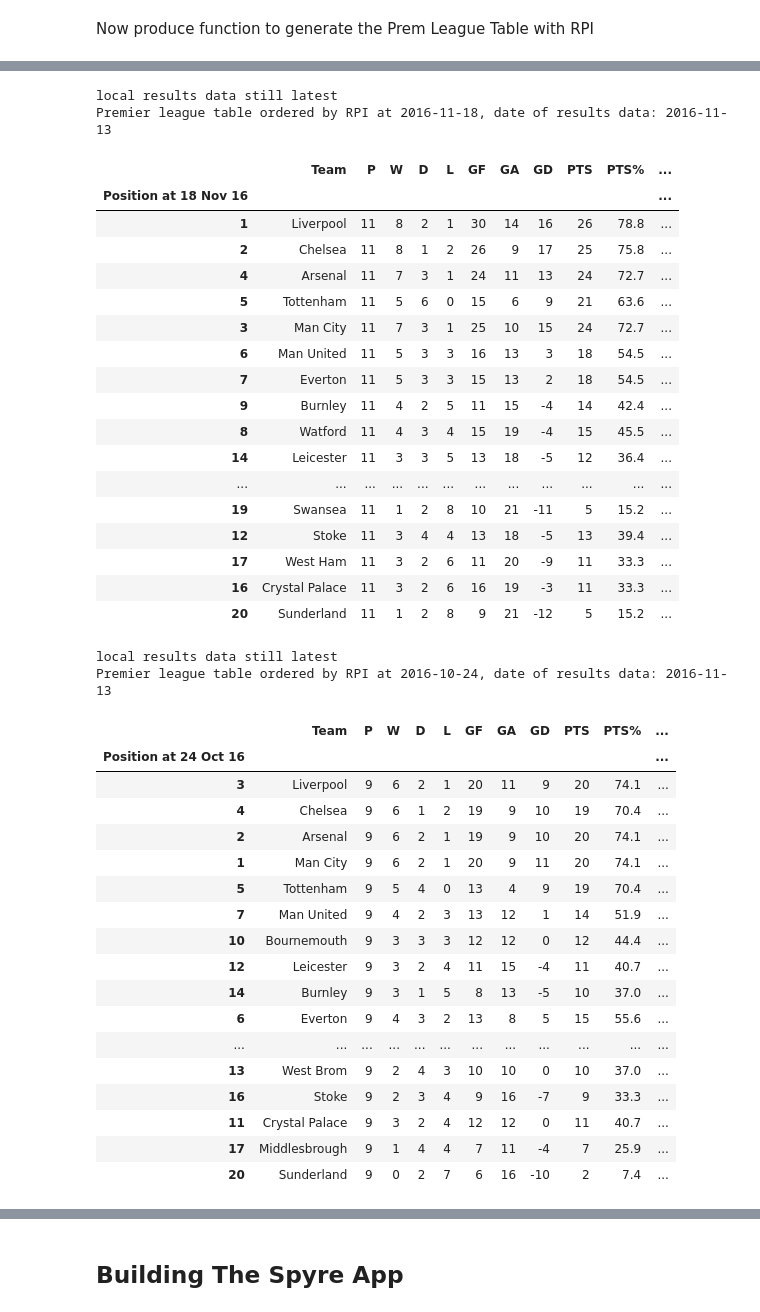
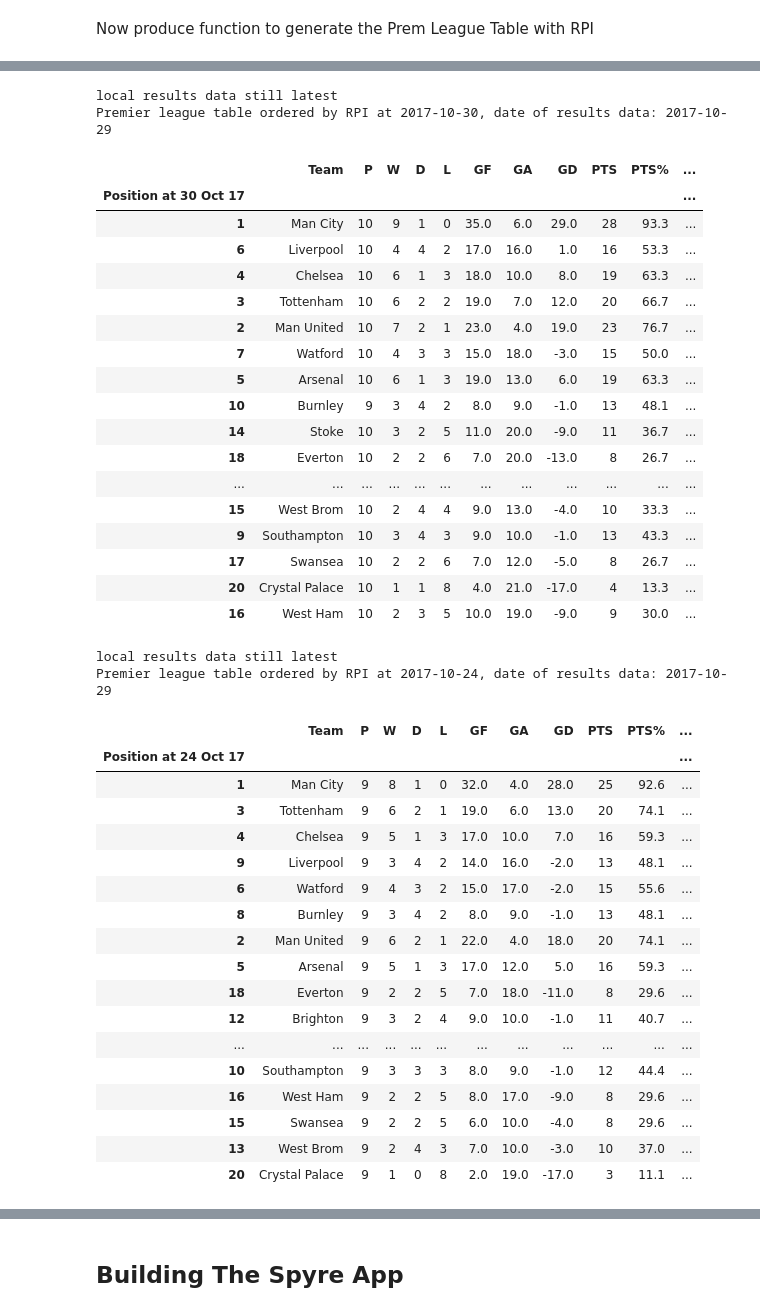
Before and after one commit to terrydolan/premrpi, a Jupyter notebook: premrpi.ipynb, the cells around one changed output, grey strips where cells are left out. Saved outputs shown, nothing was run; the diff lists cells and outputs as text; code cells hidden in the pictures.

```diff
--- a/premrpi.ipynb
+++ b/premrpi.ipynb
@@ -252,7 +267,6 @@ def gen_prem_table_RPI(before_date=None, update_cache=False):
         # create team results dictionary and add to results list
         result_d = {}
         result_d['Team'] = team
-        result_d['P'] = home_played + away_played
         result_d['W'] = home_win + away_win
         result_d['D'] = home_draw + away_draw
         result_d['L'] = home_lose + away_lose
@@ -260,6 +274,7 @@ def gen_prem_table_RPI(before_date=None, update_cache=False):
         result_d['GA'] = home_goals_against + away_goals_against
         result_d['GD'] = result_d['GF'] - result_d['GA']
         result_d['PTS'] = result_d['W']*3 + result_d['D']
+        result_d['P'] = result_d['W'] + result_d['D'] + result_d['L']
         results.append(result_d) # append team result dictionary to list of results
 
     # create PL table dataframe from team results and sort by points (and then goal difference and goals for)
@@ -315,50 +330,50 @@ print 'Premier league table ordered by RPI at {}, date of results data: {}'.form
 PLtableRPI
 # %% [output]
 local results data still latest
-Premier league table ordered by RPI at 2016-11-18, date of results data: 2016-11-13
+Premier league table ordered by RPI at 2017-10-30, date of results data: 2017-10-29
 |  | Team | P | W | D | L | GF | GA | GD | PTS | PTS% | ... |
-| Position at 18 Nov 16 |  |  |  |  |  |  |  |  |  |  | ... |
-| 1 | Liverpool | 11 | 8 | 2 | 1 | 30 | 14 | 16 | 26 | 78.8 | ... |
-| 2 | Chelsea | 11 | 8 | 1 | 2 | 26 | 9 | 17 | 25 | 75.8 | ... |
-| 4 | Arsenal | 11 | 7 | 3 | 1 | 24 | 11 | 13 | 24 | 72.7 | ... |
-| 5 | Tottenham | 11 | 5 | 6 | 0 | 15 | 6 | 9 | 21 | 63.6 | ... |
-| 3 | Man City | 11 | 7 | 3 | 1 | 25 | 10 | 15 | 24 | 72.7 | ... |
-| 6 | Man United | 11 | 5 | 3 | 3 | 16 | 13 | 3 | 18 | 54.5 | ... |
-| 7 | Everton | 11 | 5 | 3 | 3 | 15 | 13 | 2 | 18 | 54.5 | ... |
-| 9 | Burnley | 11 | 4 | 2 | 5 | 11 | 15 | -4 | 14 | 42.4 | ... |
-| 8 | Watford | 11 | 4 | 3 | 4 | 15 | 19 | -4 | 15 | 45.5 | ... |
-| 14 | Leicester | 11 | 3 | 3 | 5 | 13 | 18 | -5 | 12 | 36.4 | ... |
+| Position at 30 Oct 17 |  |  |  |  |  |  |  |  |  |  | ... |
+| 1 | Man City | 10 | 9 | 1 | 0 | 35.0 | 6.0 | 29.0 | 28 | 93.3 | ... |
+| 6 | Liverpool | 10 | 4 | 4 | 2 | 17.0 | 16.0 | 1.0 | 16 | 53.3 | ... |
+| 4 | Chelsea | 10 | 6 | 1 | 3 | 18.0 | 10.0 | 8.0 | 19 | 63.3 | ... |
+| 3 | Tottenham | 10 | 6 | 2 | 2 | 19.0 | 7.0 | 12.0 | 20 | 66.7 | ... |
+| 2 | Man United | 10 | 7 | 2 | 1 | 23.0 | 4.0 | 19.0 | 23 | 76.7 | ... |
+| 7 | Watford | 10 | 4 | 3 | 3 | 15.0 | 18.0 | -3.0 | 15 | 50.0 | ... |
+| 5 | Arsenal | 10 | 6 | 1 | 3 | 19.0 | 13.0 | 6.0 | 19 | 63.3 | ... |
+| 10 | Burnley | 9 | 3 | 4 | 2 | 8.0 | 9.0 | -1.0 | 13 | 48.1 | ... |
+| 14 | Stoke | 10 | 3 | 2 | 5 | 11.0 | 20.0 | -9.0 | 11 | 36.7 | ... |
+| 18 | Everton | 10 | 2 | 2 | 6 | 7.0 | 20.0 | -13.0 | 8 | 26.7 | ... |
 | ... | ... | ... | ... | ... | ... | ... | ... | ... | ... | ... | ... |
-| 19 | Swansea | 11 | 1 | 2 | 8 | 10 | 21 | -11 | 5 | 15.2 | ... |
-| 12 | Stoke | 11 | 3 | 4 | 4 | 13 | 18 | -5 | 13 | 39.4 | ... |
-| 17 | West Ham | 11 | 3 | 2 | 6 | 11 | 20 | -9 | 11 | 33.3 | ... |
-| 16 | Crystal Palace | 11 | 3 | 2 | 6 | 16 | 19 | -3 | 11 | 33.3 | ... |
-| 20 | Sunderland | 11 | 1 | 2 | 8 | 9 | 21 | -12 | 5 | 15.2 | ... |
+| 15 | West Brom | 10 | 2 | 4 | 4 | 9.0 | 13.0 | -4.0 | 10 | 33.3 | ... |
+| 9 | Southampton | 10 | 3 | 4 | 3 | 9.0 | 10.0 | -1.0 | 13 | 43.3 | ... |
+| 17 | Swansea | 10 | 2 | 2 | 6 | 7.0 | 12.0 | -5.0 | 8 | 26.7 | ... |
+| 20 | Crystal Palace | 10 | 1 | 1 | 8 | 4.0 | 21.0 | -17.0 | 4 | 13.3 | ... |
+| 16 | West Ham | 10 | 2 | 3 | 5 | 10.0 | 19.0 | -9.0 | 9 | 30.0 | ... |
 # %%
 pd.set_option('precision', 1)
-request_date = '2016-10-24' # 9 games
+request_date = '2017-10-24' # 9 games 2017
 PLtableRPI, results_date = gen_prem_table_RPI(request_date)
 print 'Premier league table ordered by RPI at {}, date of results data: {}'.format(request_date, results_date)
 PLtableRPI
 # %% [output]
 local results data still latest
-Premier league table ordered by RPI at 2016-10-24, date of results data: 2016-11-13
+Premier league table ordered by RPI at 2017-10-24, date of results data: 2017-10-29
 |  | Team | P | W | D | L | GF | GA | GD | PTS | PTS% | ... |
-| Position at 24 Oct 16 |  |  |  |  |  |  |  |  |  |  | ... |
-| 3 | Liverpool | 9 | 6 | 2 | 1 | 20 | 11 | 9 | 20 | 74.1 | ... |
-| 4 | Chelsea | 9 | 6 | 1 | 2 | 19 | 9 | 10 | 19 | 70.4 | ... |
-| 2 | Arsenal | 9 | 6 | 2 | 1 | 19 | 9 | 10 | 20 | 74.1 | ... |
-| 1 | Man City | 9 | 6 | 2 | 1 | 20 | 9 | 11 | 20 | 74.1 | ... |
-| 5 | Tottenham | 9 | 5 | 4 | 0 | 13 | 4 | 9 | 19 | 70.4 | ... |
-| 7 | Man United | 9 | 4 | 2 | 3 | 13 | 12 | 1 | 14 | 51.9 | ... |
-| 10 | Bournemouth | 9 | 3 | 3 | 3 | 12 | 12 | 0 | 12 | 44.4 | ... |
-| 12 | Leicester | 9 | 3 | 2 | 4 | 11 | 15 | -4 | 11 | 40.7 | ... |
-| 14 | Burnley | 9 | 3 | 1 | 5 | 8 | 13 | -5 | 10 | 37.0 | ... |
-| 6 | Everton | 9 | 4 | 3 | 2 | 13 | 8 | 5 | 15 | 55.6 | ... |
+| Position at 24 Oct 17 |  |  |  |  |  |  |  |  |  |  | ... |
+| 1 | Man City | 9 | 8 | 1 | 0 | 32.0 | 4.0 | 28.0 | 25 | 92.6 | ... |
+| 3 | Tottenham | 9 | 6 | 2 | 1 | 19.0 | 6.0 | 13.0 | 20 | 74.1 | ... |
+| 4 | Chelsea | 9 | 5 | 1 | 3 | 17.0 | 10.0 | 7.0 | 16 | 59.3 | ... |
+| 9 | Liverpool | 9 | 3 | 4 | 2 | 14.0 | 16.0 | -2.0 | 13 | 48.1 | ... |
+| 6 | Watford | 9 | 4 | 3 | 2 | 15.0 | 17.0 | -2.0 | 15 | 55.6 | ... |
+| 8 | Burnley | 9 | 3 | 4 | 2 | 8.0 | 9.0 | -1.0 | 13 | 48.1 | ... |
+| 2 | Man United | 9 | 6 | 2 | 1 | 22.0 | 4.0 | 18.0 | 20 | 74.1 | ... |
+| 5 | Arsenal | 9 | 5 | 1 | 3 | 17.0 | 12.0 | 5.0 | 16 | 59.3 | ... |
+| 18 | Everton | 9 | 2 | 2 | 5 | 7.0 | 18.0 | -11.0 | 8 | 29.6 | ... |
+| 12 | Brighton | 9 | 3 | 2 | 4 | 9.0 | 10.0 | -1.0 | 11 | 40.7 | ... |
 | ... | ... | ... | ... | ... | ... | ... | ... | ... | ... | ... | ... |
-| 13 | West Brom | 9 | 2 | 4 | 3 | 10 | 10 | 0 | 10 | 37.0 | ... |
-| 16 | Stoke | 9 | 2 | 3 | 4 | 9 | 16 | -7 | 9 | 33.3 | ... |
-| 11 | Crystal Palace | 9 | 3 | 2 | 4 | 12 | 12 | 0 | 11 | 40.7 | ... |
-| 17 | Middlesbrough | 9 | 1 | 4 | 4 | 7 | 11 | -4 | 7 | 25.9 | ... |
-| 20 | Sunderland | 9 | 0 | 2 | 7 | 6 | 16 | -10 | 2 | 7.4 | ... |
+| 10 | Southampton | 9 | 3 | 3 | 3 | 8.0 | 9.0 | -1.0 | 12 | 44.4 | ... |
+| 16 | West Ham | 9 | 2 | 2 | 5 | 8.0 | 17.0 | -9.0 | 8 | 29.6 | ... |
+| 15 | Swansea | 9 | 2 | 2 | 5 | 6.0 | 10.0 | -4.0 | 8 | 29.6 | ... |
+| 13 | West Brom | 9 | 2 | 4 | 3 | 7.0 | 10.0 | -3.0 | 10 | 37.0 | ... |
+| 20 | Crystal Palace | 9 | 1 | 0 | 8 | 2.0 | 19.0 | -17.0 | 3 | 11.1 | ... |
 # %% [raw]
```
Also changed, not shown: parts of 12 cells of this notebook, 1 other file.
